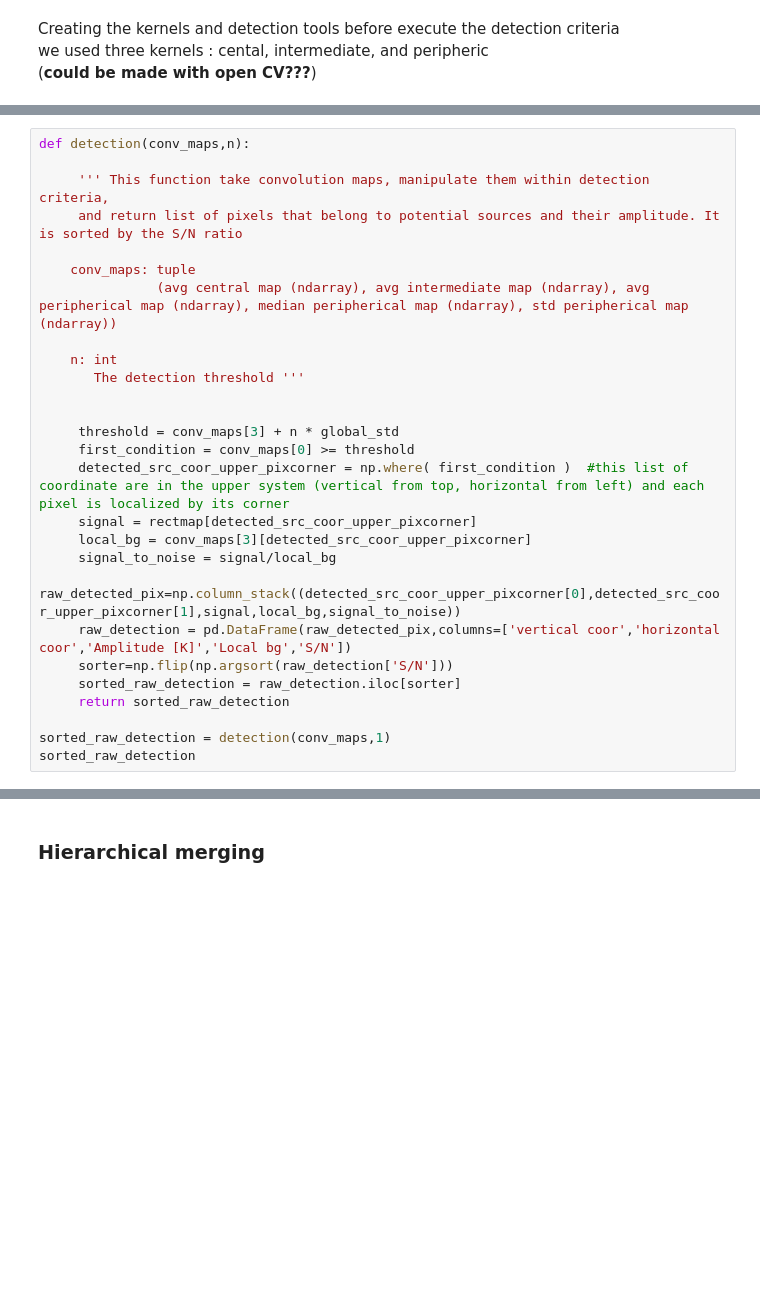
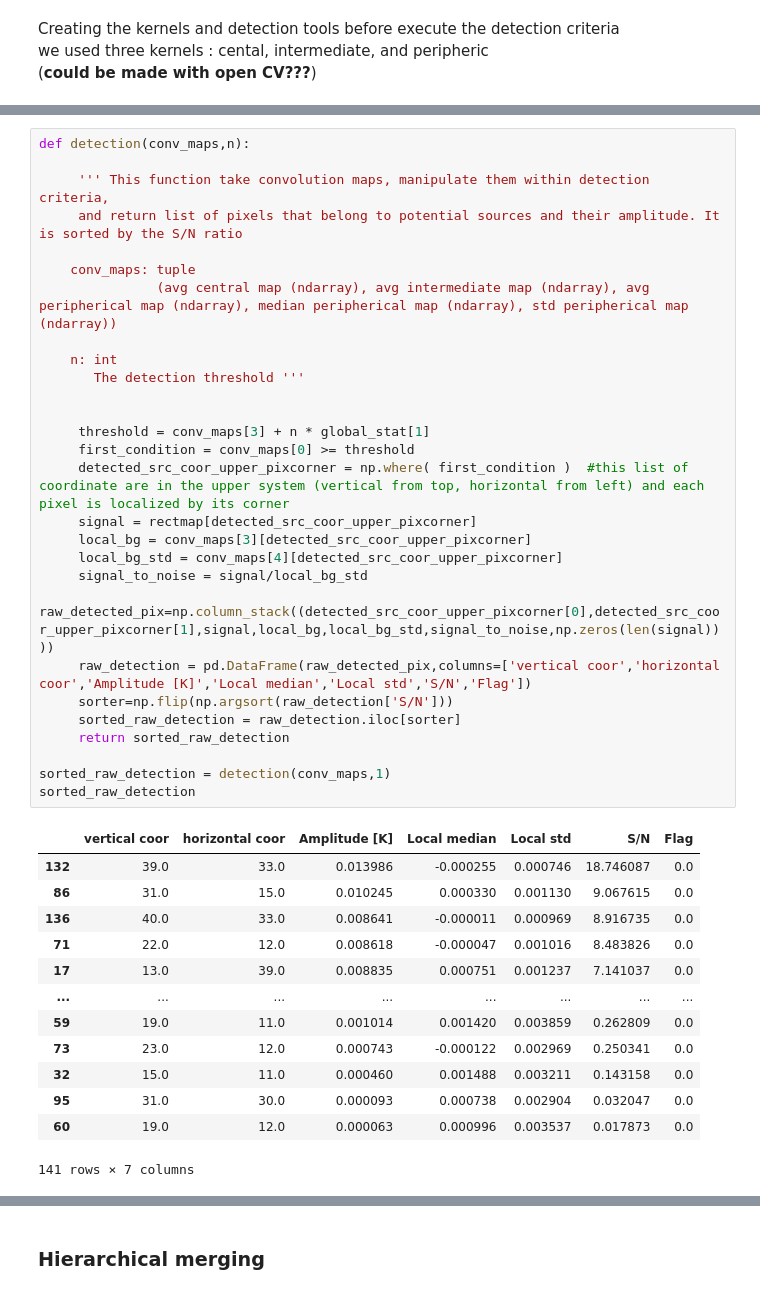
Before and after one commit to ali7amie/Tianlai, a Jupyter notebook: source_finder.ipynb, the cells around one changed output, grey strips where cells are left out. Saved outputs shown, nothing was run; the diff lists cells and outputs as text; blank space fills up the shorter version.

```diff
--- a/source_finder.ipynb
+++ b/source_finder.ipynb
@@ -275,27 +328,42 @@ Now we have the detection kernels <br> we conduct a detection criteria: a pixels
 # %%
 def detection(conv_maps,n):
 
      ''' This function take convolution maps, manipulate them within detection criteria,
      and return list of pixels that belong to potential sources and their amplitude. It is sorted by the S/N ratio
 
     conv_maps: tuple
                (avg central map (ndarray), avg intermediate map (ndarray), avg peripherical map (ndarray), median peripherical map (ndarray), std peripherical map (ndarray))
 
     n: int
        The detection threshold '''
 
 
-     threshold = conv_maps[3] + n * global_std
+     threshold = conv_maps[3] + n * global_stat[1]
      first_condition = conv_maps[0] >= threshold
      detected_src_coor_upper_pixcorner = np.where( first_condition )  #this list of coordinate are in the upper system (vertical from top, horizontal from left) and each pixel is localized by its corner
      signal = rectmap[detected_src_coor_upper_pixcorner]
      local_bg = conv_maps[3][detected_src_coor_upper_pixcorner]
-     signal_to_noise = signal/local_bg
-     raw_detected_pix=np.column_stack((detected_src_coor_upper_pixcorner[0],detected_src_coor_upper_pixcorner[1],signal,local_bg,signal_to_noise))
-     raw_detection = pd.DataFrame(raw_detected_pix,columns=['vertical coor','horizontal coor','Amplitude [K]','Local bg','S/N'])
+     local_bg_std = conv_maps[4][detected_src_coor_upper_pixcorner]
+     signal_to_noise = signal/local_bg_std
+     raw_detected_pix=np.column_stack((detected_src_coor_upper_pixcorner[0],detected_src_coor_upper_pixcorner[1],signal,local_bg,local_bg_std,signal_to_noise,np.zeros(len(signal))))
+     raw_detection = pd.DataFrame(raw_detected_pix,columns=['vertical coor','horizontal coor','Amplitude [K]','Local median','Local std','S/N','Flag'])
      sorter=np.flip(np.argsort(raw_detection['S/N']))
      sorted_raw_detection = raw_detection.iloc[sorter]
      return sorted_raw_detection
 
 sorted_raw_detection = detection(conv_maps,1)
 sorted_raw_detection
+# %% [output]
+|  | vertical coor | horizontal coor | Amplitude [K] | Local median | Local std | S/N | Flag |
+| 132 | 39.0 | 33.0 | 0.013986 | -0.000255 | 0.000746 | 18.746087 | 0.0 |
+| 86 | 31.0 | 15.0 | 0.010245 | 0.000330 | 0.001130 | 9.067615 | 0.0 |
+| 136 | 40.0 | 33.0 | 0.008641 | -0.000011 | 0.000969 | 8.916735 | 0.0 |
+| 71 | 22.0 | 12.0 | 0.008618 | -0.000047 | 0.001016 | 8.483826 | 0.0 |
+| 17 | 13.0 | 39.0 | 0.008835 | 0.000751 | 0.001237 | 7.141037 | 0.0 |
+| ... | ... | ... | ... | ... | ... | ... | ... |
+| 59 | 19.0 | 11.0 | 0.001014 | 0.001420 | 0.003859 | 0.262809 | 0.0 |
+| 73 | 23.0 | 12.0 | 0.000743 | -0.000122 | 0.002969 | 0.250341 | 0.0 |
+| 32 | 15.0 | 11.0 | 0.000460 | 0.001488 | 0.003211 | 0.143158 | 0.0 |
+| 95 | 31.0 | 30.0 | 0.000093 | 0.000738 | 0.002904 | 0.032047 | 0.0 |
+| 60 | 19.0 | 12.0 | 0.000063 | 0.000996 | 0.003537 | 0.017873 | 0.0 |
+141 rows × 7 columns
```
Also changed, not shown: parts of 40 cells of this notebook.
